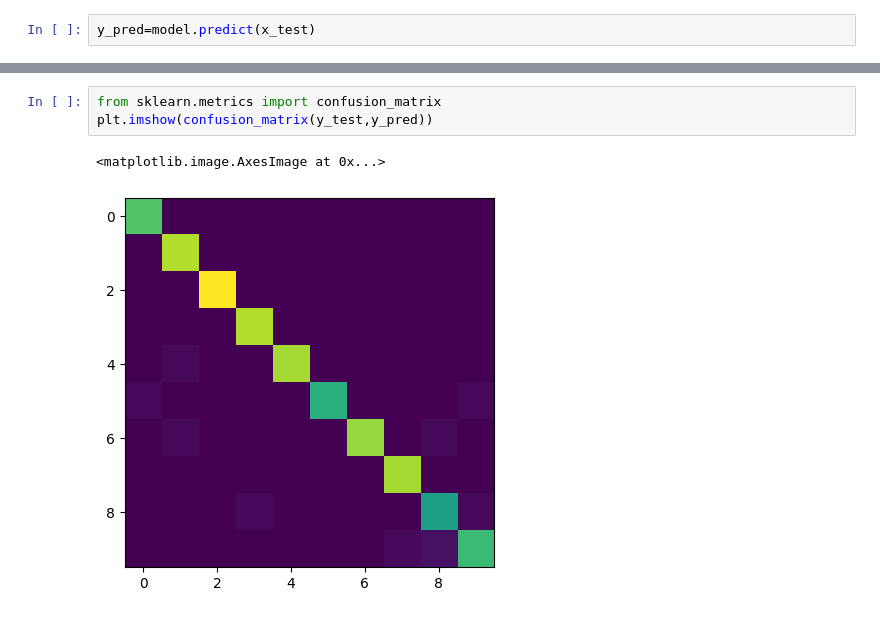
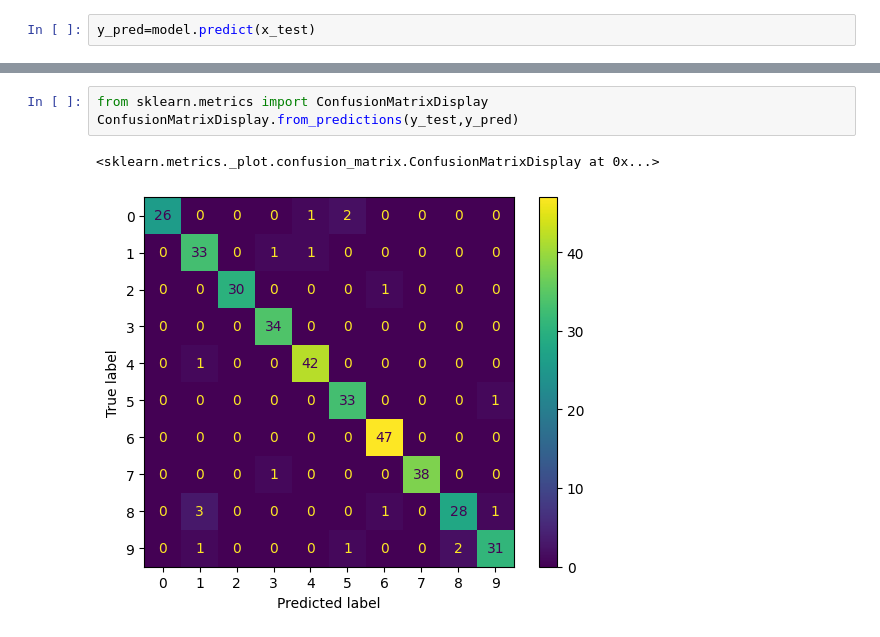
Before and after one commit to jeyanth-jr/machine-learning, a Jupyter notebook: Decision Tree/MNIST XGBClassifier.ipynb, the cells around one changed output, grey strips where cells are left out. Drawn from its saved outputs; the diff is of its cells as text.

```diff
--- a/Decision Tree/MNIST XGBClassifier.ipynb
+++ b/Decision Tree/MNIST XGBClassifier.ipynb
@@ -80,6 +80,6 @@ model.score(x_test,y_test)
 # %%
-from sklearn.metrics import confusion_matrix
-plt.imshow(confusion_matrix(y_test,y_pred))
+from sklearn.metrics import ConfusionMatrixDisplay
+ConfusionMatrixDisplay.from_predictions(y_test,y_pred)
 # %% [output]
-<matplotlib.image.AxesImage at 0x...>
+<sklearn.metrics._plot.confusion_matrix.ConfusionMatrixDisplay at 0x...>
-[figure, old version]
+[figure, new version]
```
Also changed, not shown: parts of 2 cells of this notebook.
